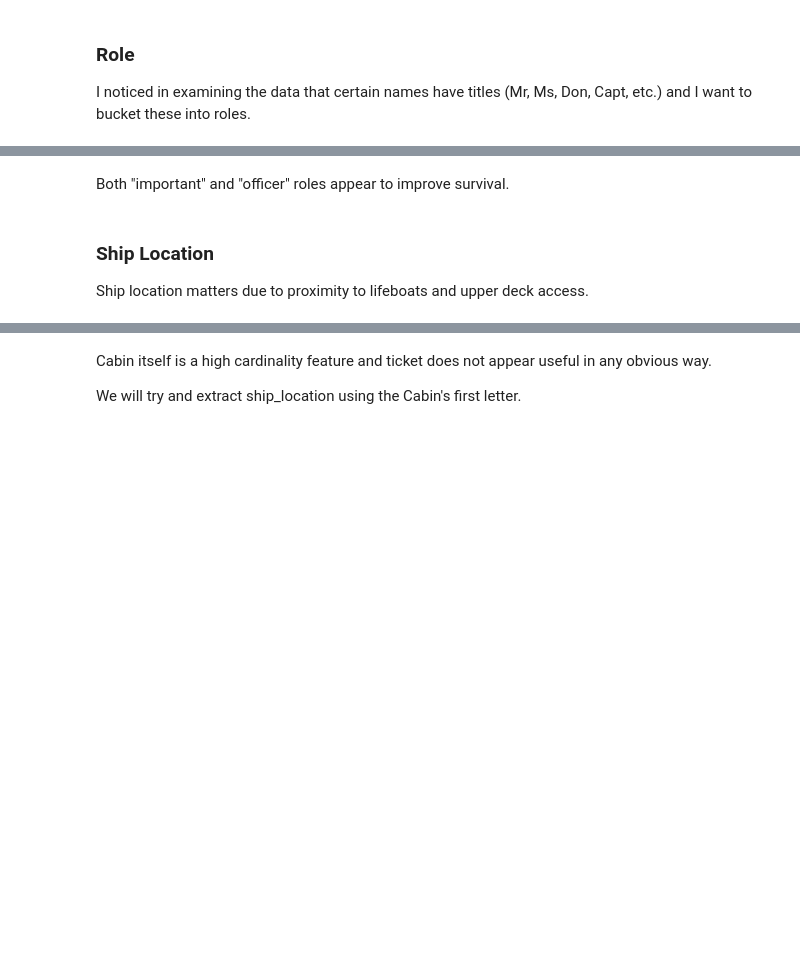
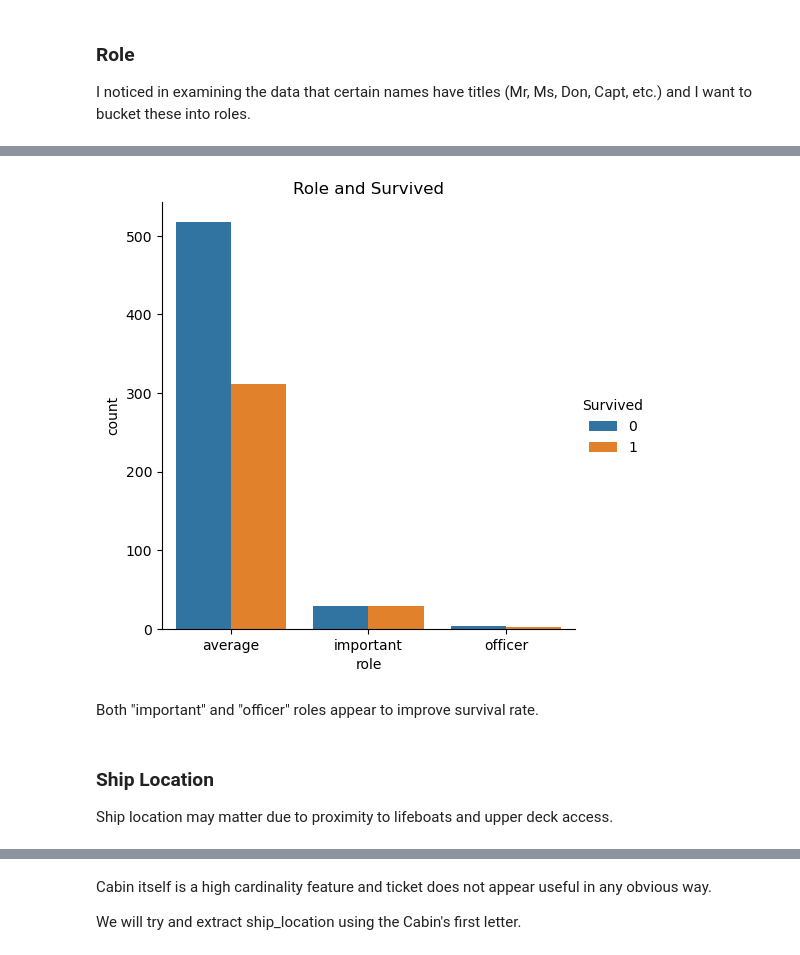
Before and after one commit to levimjoseph/kaggle-public, a Jupyter notebook: titanic-classification.ipynb, the cells around one changed output, grey strips where cells are left out. Drawn from its saved outputs; the diff is of its cells as text; code cells hidden in the pictures; blank space fills up the shorter version.

```diff
--- a/titanic-classification.ipynb
+++ b/titanic-classification.ipynb
@@ -222,12 +404,12 @@ Being either a child or elderly increased survival rate.
 I noticed in examining the data that certain names have titles (Mr, Ms, Don, Capt, etc.) and I want to bucket these into roles.
 # %%
 # extract titles
-e_train_df[['last_name','intermediate']] = e_train_df['Name'].str.split(', ', expand=True)
-e_train_df[['title','first_name']] = e_train_df['intermediate'].str.split('.', 1, expand=True)
-e_train_df = e_train_df.drop(columns=['last_name', 'intermediate', 'first_name'])
+train_df[['last_name','intermediate']] = train_df['Name'].str.split(', ', expand=True)
+train_df[['title','first_name']] = train_df['intermediate'].str.split('.', 1, expand=True)
+train_df = train_df.drop(columns=['last_name', 'intermediate', 'first_name'])
 
-e_test_df[['last_name','intermediate']] = e_test_df['Name'].str.split(', ', expand=True)
-e_test_df[['title','first_name']] = e_test_df['intermediate'].str.split('.', 1, expand=True)
-e_test_df = e_test_df.drop(columns=['last_name', 'intermediate', 'first_name'])
+test_df[['last_name','intermediate']] = test_df['Name'].str.split(', ', expand=True)
+test_df[['title','first_name']] = test_df['intermediate'].str.split('.', 1, expand=True)
+test_df = test_df.drop(columns=['last_name', 'intermediate', 'first_name'])
 # %%
 # unique titles
@@ -246,16 +430,19 @@ def assign_role(row):
     elif row['title'] in ['Miss', 'Mlle', 'Mme', 'Mr', 'Mrs', 'Ms']:
         return 'average'
 
-e_train_df['role'] = e_train_df.apply(lambda row: assign_role(row), axis=1)
-e_test_df['role'] = e_test_df.apply(lambda row: assign_role(row), axis=1)
+train_df['role'] = train_df.apply(lambda row: assign_role(row), axis=1)
+test_df['role'] = test_df.apply(lambda row: assign_role(row), axis=1)
 # %%
 # role and survived
-sns.catplot(x='role', hue='Survived', data=e_train_df, kind='count').set(title='Role and Survived')
+sns.catplot(x='role', hue='Survived', data=train_df, kind='count').set(title='Role and Survived')
 plt.show()
+# %% [output]
+[figure, added]
 # %% [markdown]
-Both "important" and "officer" roles appear to improve survival.
+Both "important" and "officer" roles appear to improve survival rate.
 # %% [markdown]
 ### Ship Location
-Ship location matters due to proximity to lifeboats and upper deck access.
+
+Ship location may matter due to proximity to lifeboats and upper deck access.
 # %%
 # see if there is a connection between Ticket and Cabin
```
Also changed, not shown: parts of 61 cells of this notebook.
